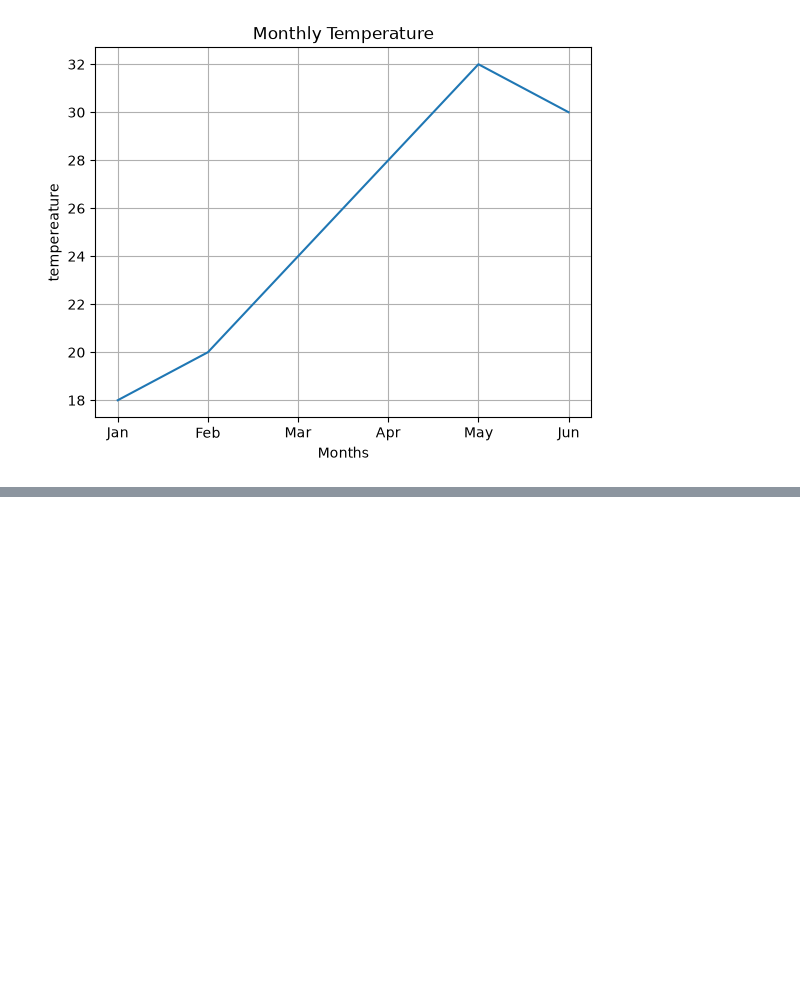
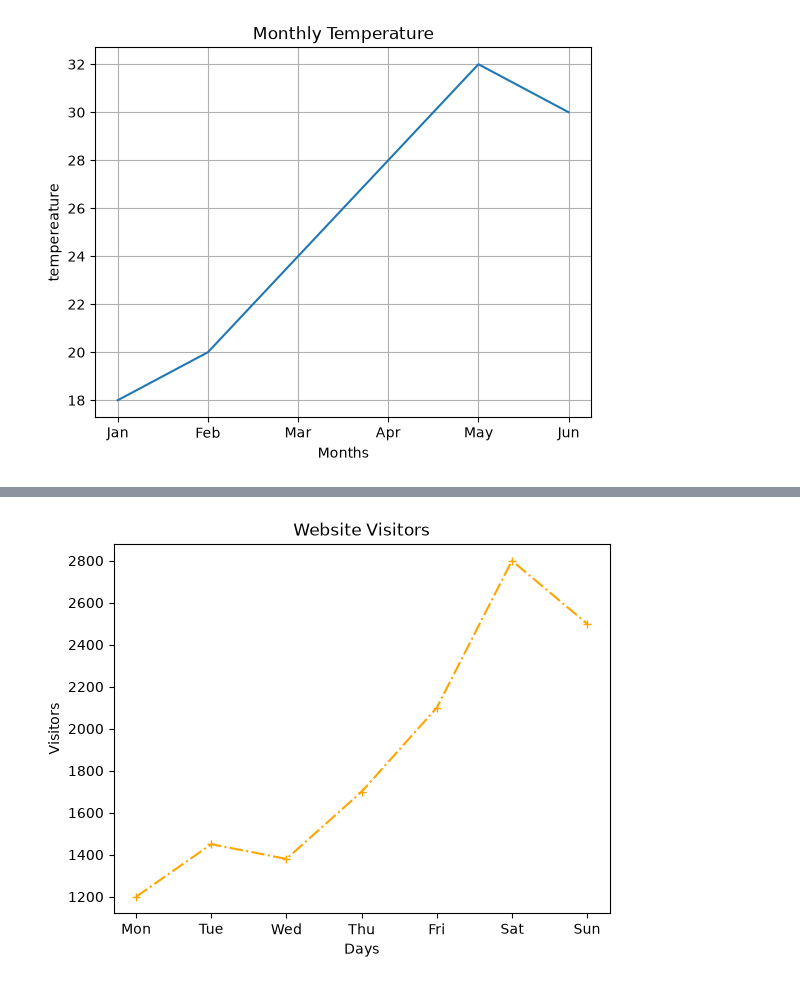
Before and after one commit to khanzahid2223/AI_Bootcamp, a Jupyter notebook: Matplotlib/1.Line Plot.ipynb, the cells around one changed output, grey strips where cells are left out. Saved outputs shown, nothing was run; the diff lists cells and outputs as text; code cells hidden in the pictures; blank space fills up the shorter version.

```diff
--- a/Matplotlib/1.Line Plot.ipynb
+++ b/Matplotlib/1.Line Plot.ipynb
@@ -57,0 +82,11 @@ plt.show()
+# %%
+#Website Visitors
+days = ["Mon", "Tue", "Wed", "Thu", "Fri", "Sat", "Sun"]
+visitors = [1200, 1450, 1380, 1700, 2100, 2800, 2500]
+plt.plot(days,visitors,color="orange",marker="+",linestyle="-.")
+plt.title("Website Visitors")
+plt.xlabel("Days")
+plt.ylabel("Visitors")
+plt.show()
+# %% [output]
+[figure, added]
```
Also changed, not shown: parts of 4 cells of this notebook, 2 other files.
